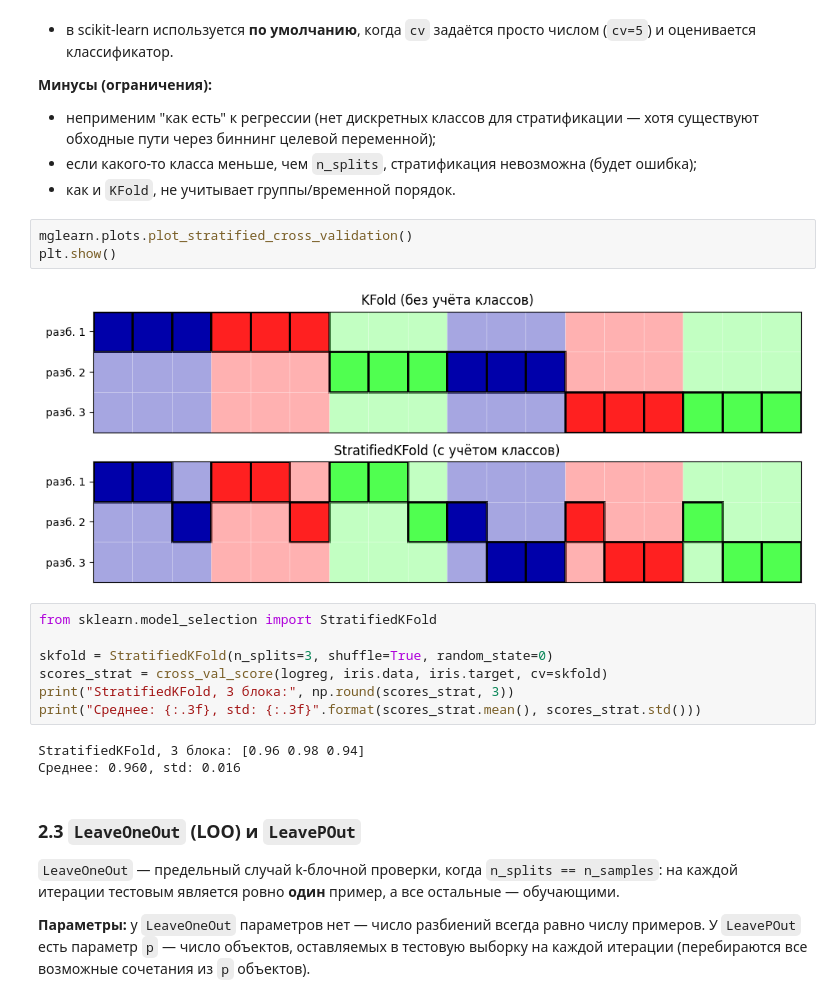
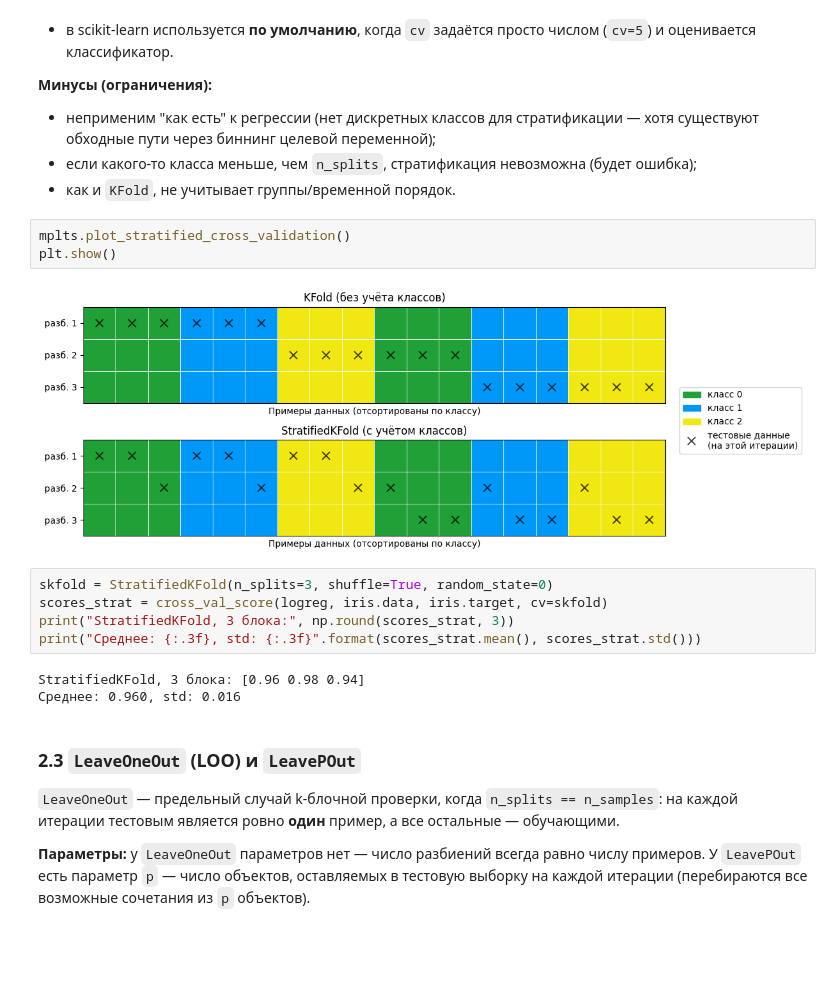
Before and after one commit to perets-dev/learn_course, a Jupyter notebook: week_8/01_cross_validation.ipynb, the cells around one changed output. Drawn from its saved outputs; the diff is of its cells as text; blank space fills up the shorter version.

```diff
--- a/week_8/01_cross_validation.ipynb
+++ b/week_8/01_cross_validation.ipynb
@@ -418,13 +283,11 @@ KFold(shuffle=True), 3 блока:  [0.98 0.96 0.96]
   невозможна (будет ошибка);
 * как и `KFold`, не учитывает группы/временной порядок.
 # %%
-mglearn.plots.plot_stratified_cross_validation()
+mplts.plot_stratified_cross_validation()
 plt.show()
 # %% [output]
-[figure, old version]
+[figure, new version]
 # %%
-from sklearn.model_selection import StratifiedKFold
-
 skfold = StratifiedKFold(n_splits=3, shuffle=True, random_state=0)
 scores_strat = cross_val_score(logreg, iris.data, iris.target, cv=skfold)
 print("StratifiedKFold, 3 блока:", np.round(scores_strat, 3))
```
Also changed, not shown: parts of 53 cells of this notebook, 7 other files.
